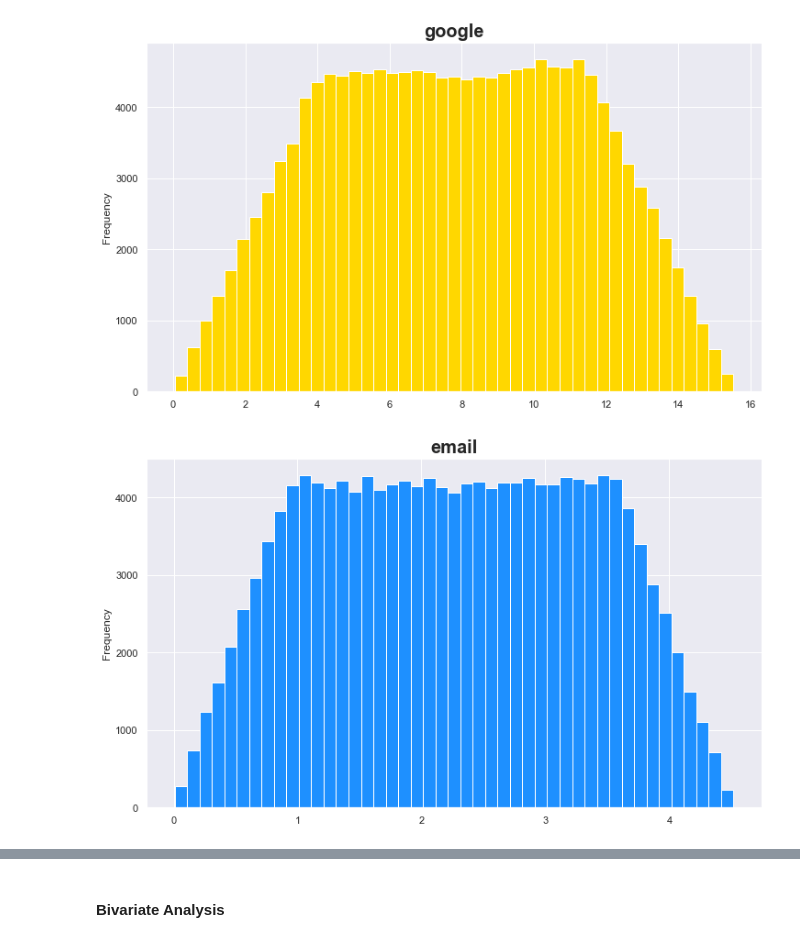
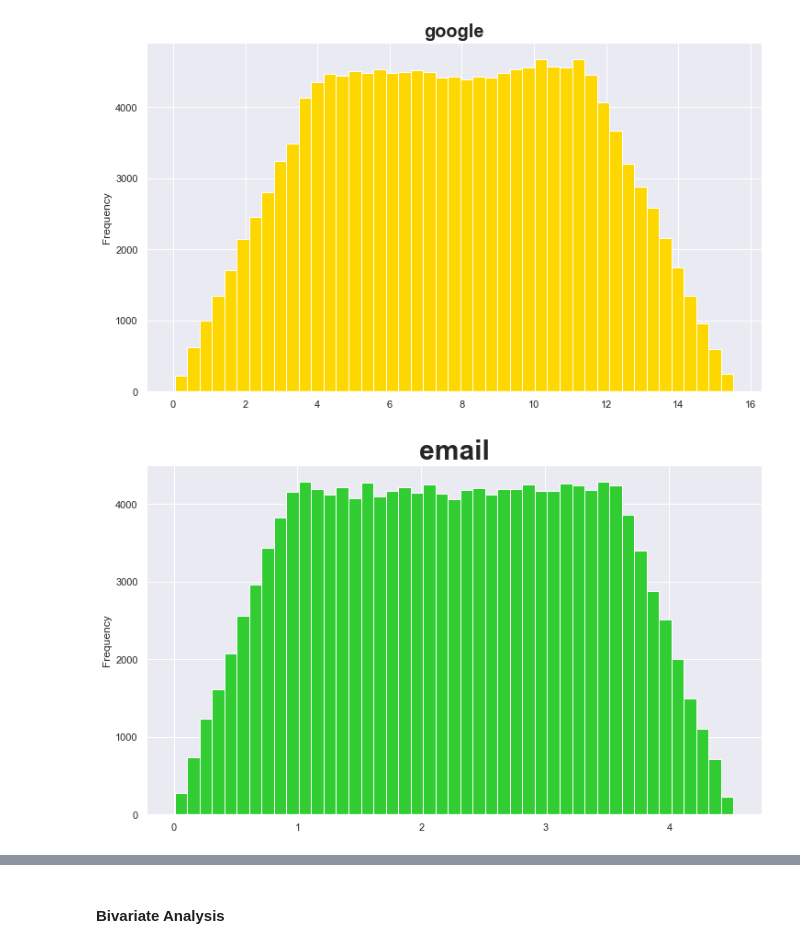
Before and after one commit to Melak2017/Telecommunication-Data-Analysis, a Jupyter notebook: Jup_Notebooks/Data_Exploration.ipynb, the cells around one changed output, grey strips where cells are left out. Drawn from its saved outputs; the diff is of its cells as text; code cells hidden in the pictures.

```diff
--- a/Jup_Notebooks/Data_Exploration.ipynb
+++ b/Jup_Notebooks/Data_Exploration.ipynb
@@ -253,8 +253,8 @@ plt.show()
 # %% [output]
 [figure]
 # %%
-numerical_features['email'].plot.hist(bins=45, color='dodgerblue', figsize=(12, 7))
-plt.title(f'email', size=20, fontweight='bold')
+numerical_features['email'].plot.hist(bins=45, color='limegreen', figsize=(12, 7))
+plt.title(f'email', size=30, fontweight='bold')
 plt.show()
 # %% [output]
-[figure, old version]
+[figure, new version]
```
Also changed, not shown: parts of 3 cells of this notebook.
